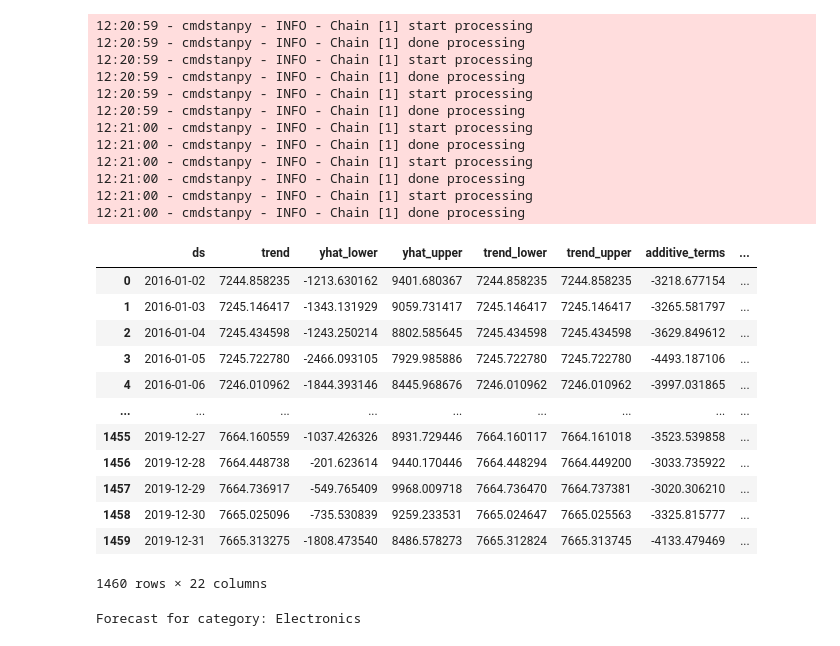
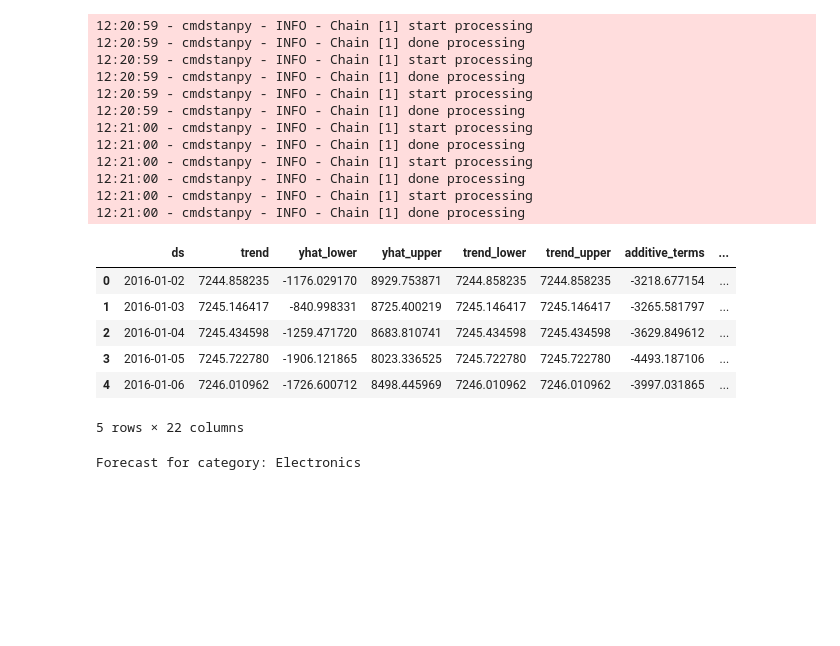
Before and after one commit to PilatusPy/Capstone-II, a Jupyter notebook: store_project/3_modeling_fb_prophet_mean_vs_forecast.ipynb, the cells around one changed output. Drawn from its saved outputs; the diff is of its cells as text; code cells hidden in the pictures; blank space fills up the shorter version.

Commit message:
Organized model in forecasting

```diff
--- a/store_project/3_modeling_fb_prophet_mean_vs_forecast.ipynb
+++ b/store_project/3_modeling_fb_prophet_mean_vs_forecast.ipynb
@@ -153,21 +163,15 @@ for category in unique_categories:
 12:21:00 - cmdstanpy - INFO - Chain [1] start processing
 12:21:00 - cmdstanpy - INFO - Chain [1] done processing
 # %%
-forecast
+forecast.head()
 # %% [output]
 |  | ds | trend | yhat_lower | yhat_upper | trend_lower | trend_upper | additive_terms | ... |
-| 0 | 2016-01-02 | 7244.858235 | -1213.630162 | 9401.680367 | 7244.858235 | 7244.858235 | -3218.677154 | ... |
-| 1 | 2016-01-03 | 7245.146417 | -1343.131929 | 9059.731417 | 7245.146417 | 7245.146417 | -3265.581797 | ... |
-| 2 | 2016-01-04 | 7245.434598 | -1243.250214 | 8802.585645 | 7245.434598 | 7245.434598 | -3629.849612 | ... |
-| 3 | 2016-01-05 | 7245.722780 | -2466.093105 | 7929.985886 | 7245.722780 | 7245.722780 | -4493.187106 | ... |
-| 4 | 2016-01-06 | 7246.010962 | -1844.393146 | 8445.968676 | 7246.010962 | 7246.010962 | -3997.031865 | ... |
-| ... | ... | ... | ... | ... | ... | ... | ... | ... |
-| 1455 | 2019-12-27 | 7664.160559 | -1037.426326 | 8931.729446 | 7664.160117 | 7664.161018 | -3523.539858 | ... |
-| 1456 | 2019-12-28 | 7664.448738 | -201.623614 | 9440.170446 | 7664.448294 | 7664.449200 | -3033.735922 | ... |
-| 1457 | 2019-12-29 | 7664.736917 | -549.765409 | 9968.009718 | 7664.736470 | 7664.737381 | -3020.306210 | ... |
-| 1458 | 2019-12-30 | 7665.025096 | -735.530839 | 9259.233531 | 7665.024647 | 7665.025563 | -3325.815777 | ... |
-| 1459 | 2019-12-31 | 7665.313275 | -1808.473540 | 8486.578273 | 7665.312824 | 7665.313745 | -4133.479469 | ... |
+| 0 | 2016-01-02 | 7244.858235 | -1176.029170 | 8929.753871 | 7244.858235 | 7244.858235 | -3218.677154 | ... |
+| 1 | 2016-01-03 | 7245.146417 | -840.998331 | 8725.400219 | 7245.146417 | 7245.146417 | -3265.581797 | ... |
+| 2 | 2016-01-04 | 7245.434598 | -1259.471720 | 8683.810741 | 7245.434598 | 7245.434598 | -3629.849612 | ... |
+| 3 | 2016-01-05 | 7245.722780 | -1906.121865 | 8023.336525 | 7245.722780 | 7245.722780 | -4493.187106 | ... |
+| 4 | 2016-01-06 | 7246.010962 | -1726.600712 | 8498.445969 | 7246.010962 | 7246.010962 | -3997.031865 | ... |
-1460 rows × 22 columns
+5 rows × 22 columns
 # %%
 # Initialize a dictionary to store the forecasts
 forecasts = {}
```
Also changed, not shown: parts of 18 cells of this notebook.
